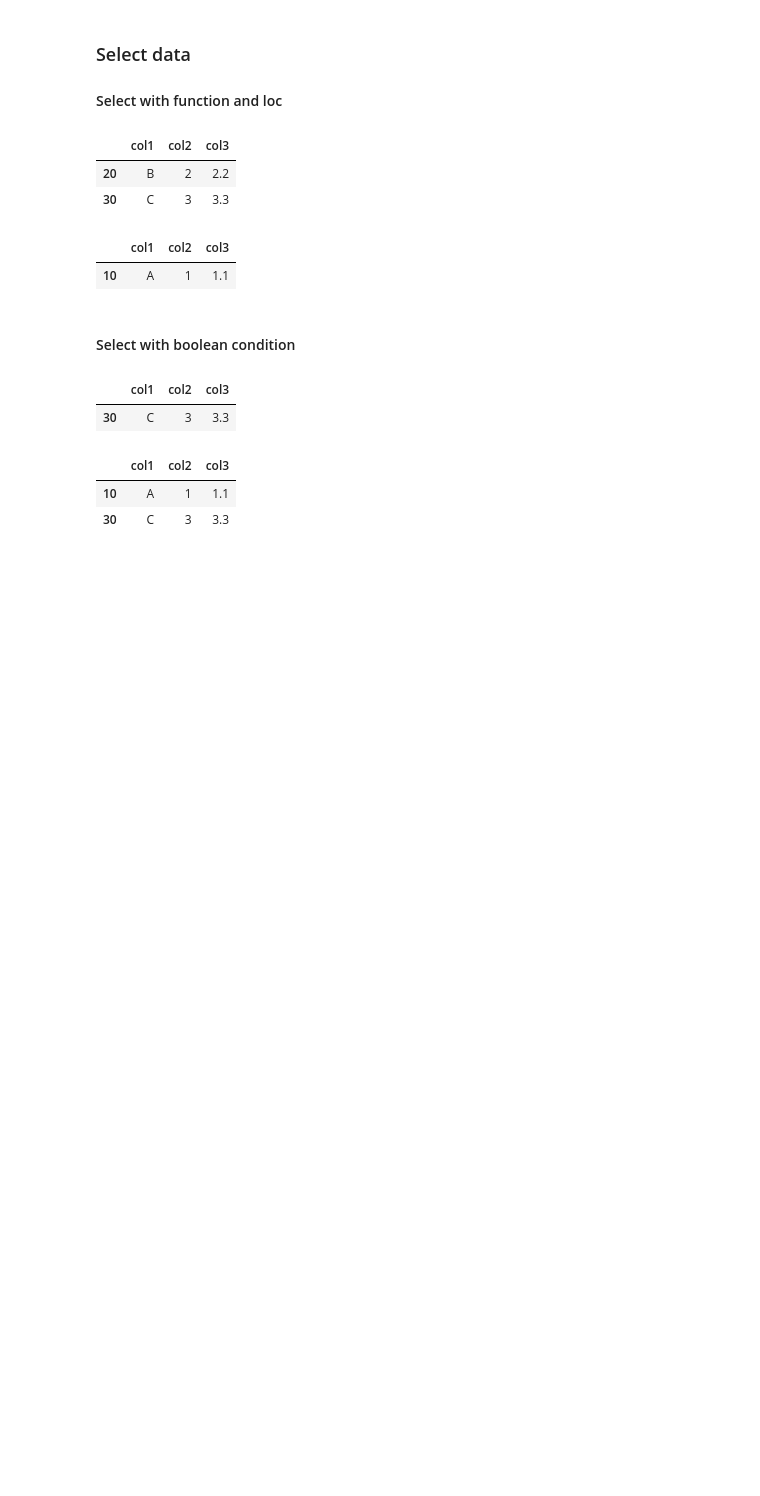
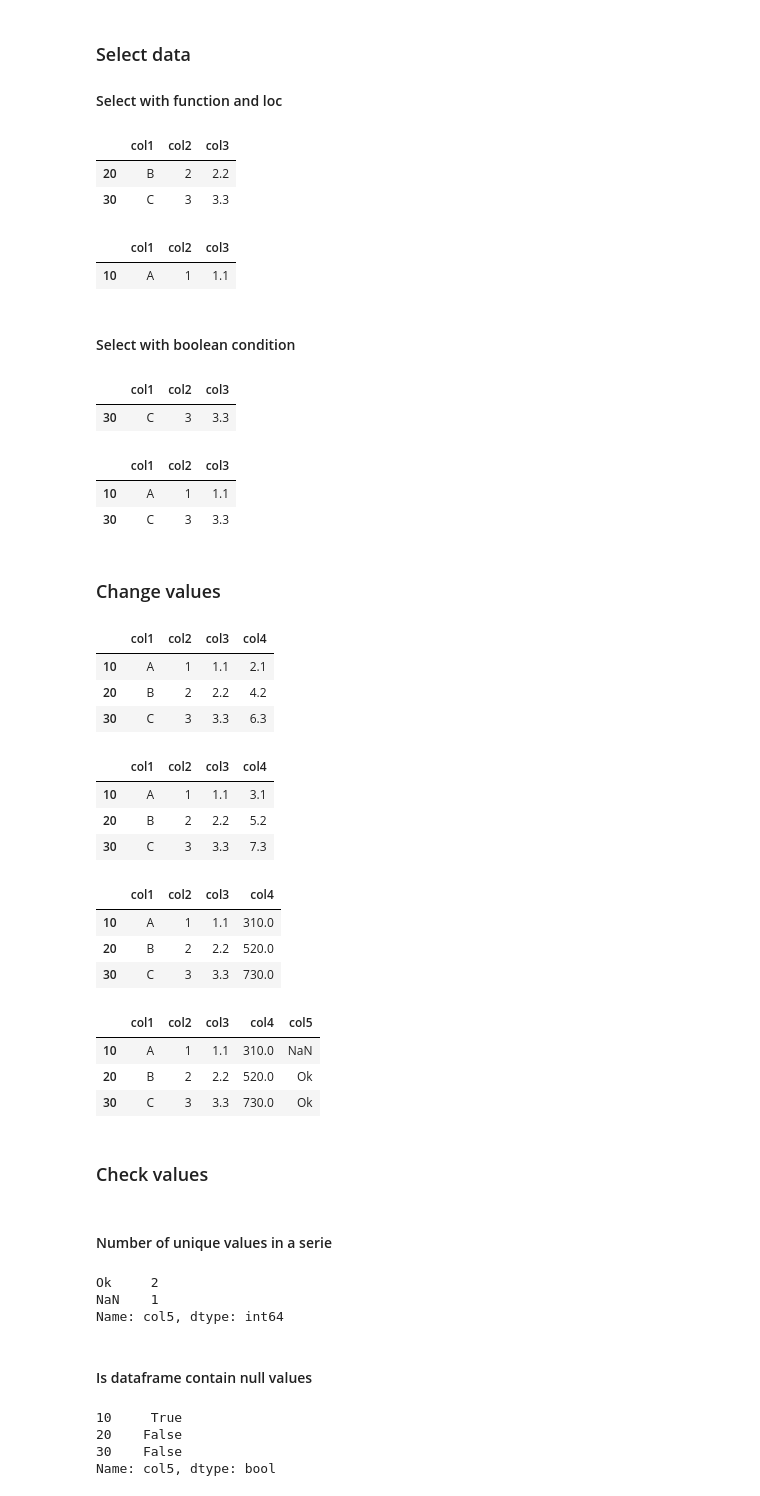
Before and after one commit to antitoine/ADAEFPL-Tips, a Jupyter notebook: 00 - General.ipynb, the cells around one changed output. Cells and saved outputs as stored; diff of their text form; code cells hidden in the pictures; blank space fills up the shorter version.

```diff
--- a/00 - General.ipynb
+++ b/00 - General.ipynb
@@ -283,3 +295,62 @@ df[selected_index]
 |  | col1 | col2 | col3 |
 | 10 | A | 1 | 1.1 |
 | 30 | C | 3 | 3.3 |
+# %% [markdown]
+### Change values
+# %%
+df['col4'] = df.col2 + df.col3
+df.head()
+# %% [output]
+|  | col1 | col2 | col3 | col4 |
+| 10 | A | 1 | 1.1 | 2.1 |
+| 20 | B | 2 | 2.2 | 4.2 |
+| 30 | C | 3 | 3.3 | 6.3 |
+# %%
+df['col4'] = df.apply(lambda row: row.col2 + row.col3 + 1, axis=1)
+df.head()
+# %% [output]
+|  | col1 | col2 | col3 | col4 |
+| 10 | A | 1 | 1.1 | 3.1 |
+| 20 | B | 2 | 2.2 | 5.2 |
+| 30 | C | 3 | 3.3 | 7.3 |
+# %%
+df['col4'] = df['col4'] * 10
+df.head()
+# %% [output]
+|  | col1 | col2 | col3 | col4 |
+| 10 | A | 1 | 1.1 | 310.0 |
+| 20 | B | 2 | 2.2 | 520.0 |
+| 30 | C | 3 | 3.3 | 730.0 |
+# %%
+def set_some_values(row):
+    if row.col2 > 1:
+        return 'Ok'
+    else:
+        return np.NAN
+
+df['col5'] = df.apply(set_some_values, axis=1)
+df.head()
+# %% [output]
+|  | col1 | col2 | col3 | col4 | col5 |
+| 10 | A | 1 | 1.1 | 310.0 | NaN |
+| 20 | B | 2 | 2.2 | 520.0 | Ok |
+| 30 | C | 3 | 3.3 | 730.0 | Ok |
+# %% [markdown]
+### Check values
+# %% [markdown]
+#### Number of unique values in a serie
+# %%
+df['col5'].value_counts(dropna=False)
+# %% [output]
+Ok     2
+NaN    1
+Name: col5, dtype: int64
+# %% [markdown]
+#### Is dataframe contain null values
+# %%
+df['col5'].isnull()
+# %% [output]
+10     True
+20    False
+30    False
+Name: col5, dtype: bool
```
Also changed, not shown: parts of 10 cells of this notebook.
